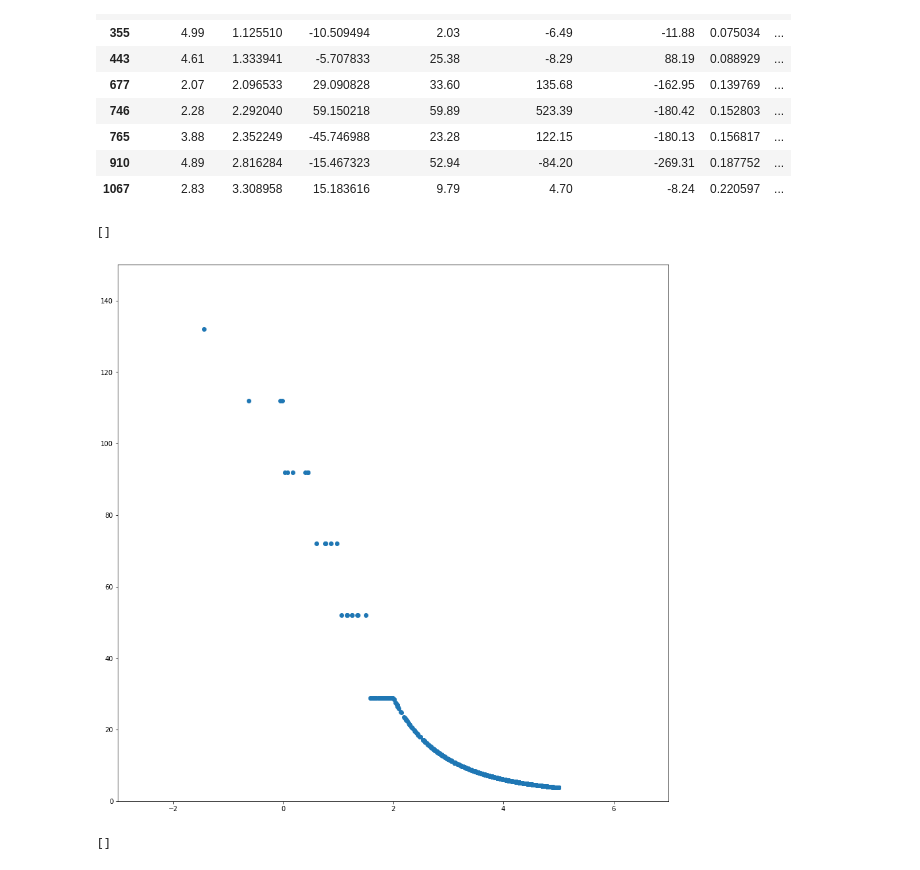
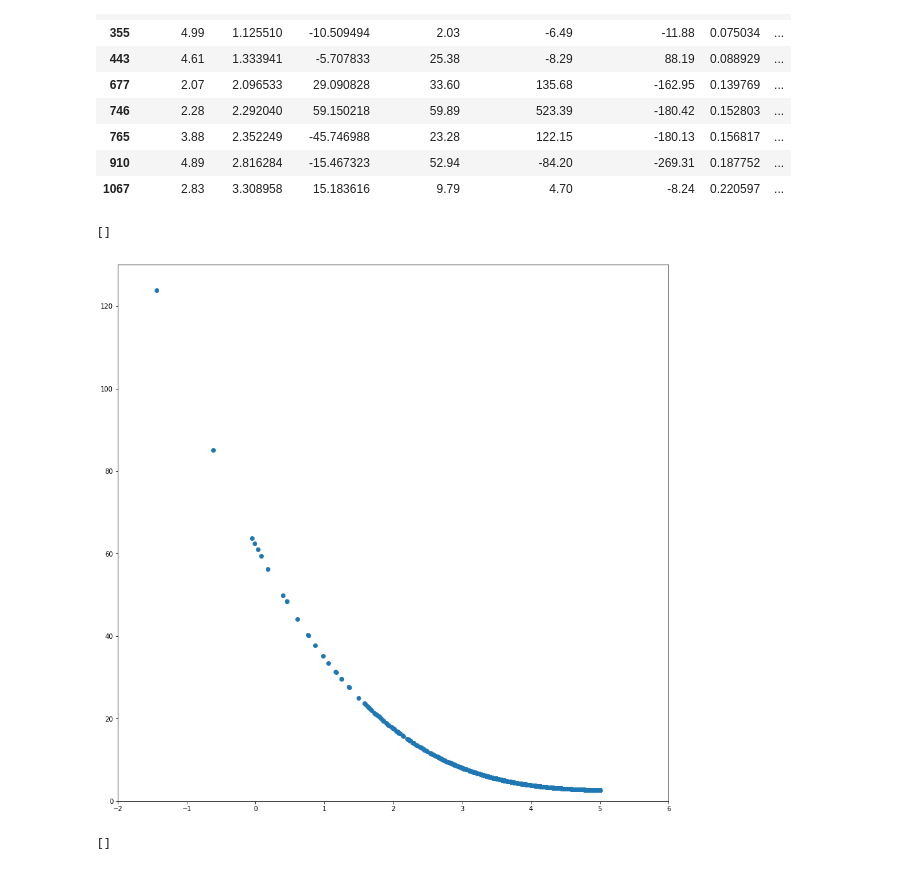
Before and after one commit to bradleypallen/skyfield-notebooks, a Jupyter notebook: Learning Skyfield.ipynb, the cells around one changed output. Saved outputs shown, nothing was run; the diff lists cells and outputs as text; code cells hidden in the pictures.

```diff
--- a/Learning Skyfield.ipynb
+++ b/Learning Skyfield.ipynb
@@ -104,31 +104,23 @@ bright_stars = Star.from_dataframe(bright)
 t = ts.now()
 astrometric = earth.at(t).observe(bright_stars)
 ra, dec, distance = astrometric.radec()
-# %%
-def magnitude_to_marker_size(v):
-    if v <= -1.:
-        return 132.
-    elif v <= 0.0:
-        return 112.
-    elif v <= 0.5:
-        return 92.
-    elif v <= 1.:
-        return 72.
-    elif v <= 1.5:
-        return 52.
-    else:
-        if v <= 2.:
-            v = 2.0
-        return 1.52 ** (10. ** (0.135*(8.7-v)))
+# %%
+x = np.array([-1.44, -0.5, 0., 1., 2., 3., 4., 5.])
+y = np.array([120., 90., 60., 30., 15., 11., 6., 1.])
+coeffs = np.polyfit(x, y, 3)
+# %%
+def magnitude_to_marker_size(v):
+    coeffs = [ -0.39439046,   6.21313285, -33.09853387,  62.07732768 ]
+    return coeffs[0] * v**3. + coeffs[1] * v**2. + coeffs[2] * v + coeffs[3]
 # %%
-mags = bright['magnitude'].tolist()
+mags = bright.sort_values(by='magnitude', ascending=True)['magnitude'].tolist()
 sizes = [ magnitude_to_marker_size(float(v)) for v in mags ]
 # %%
 plt.scatter(mags, sizes)
-plt.xlim(-3., 7.)
-plt.ylim(0., 150.)
+plt.xlim(-2., 6.)
+plt.ylim(0., 130.)
 plt.plot()
 # %% [output]
 []
-[figure, old version]
+[figure, new version]
 # %%
```
Also changed, not shown: parts of 4 cells of this notebook, 2 other files.
